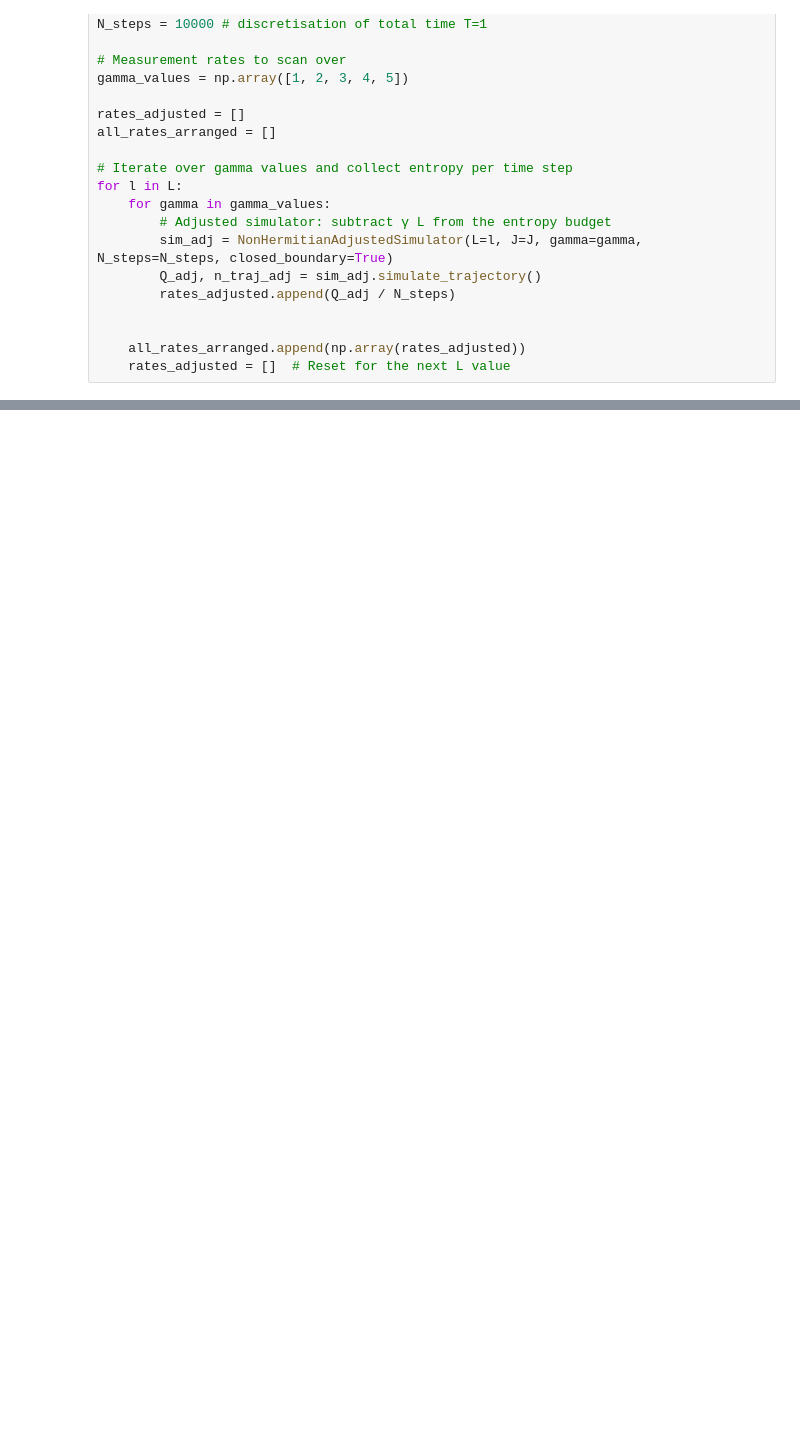
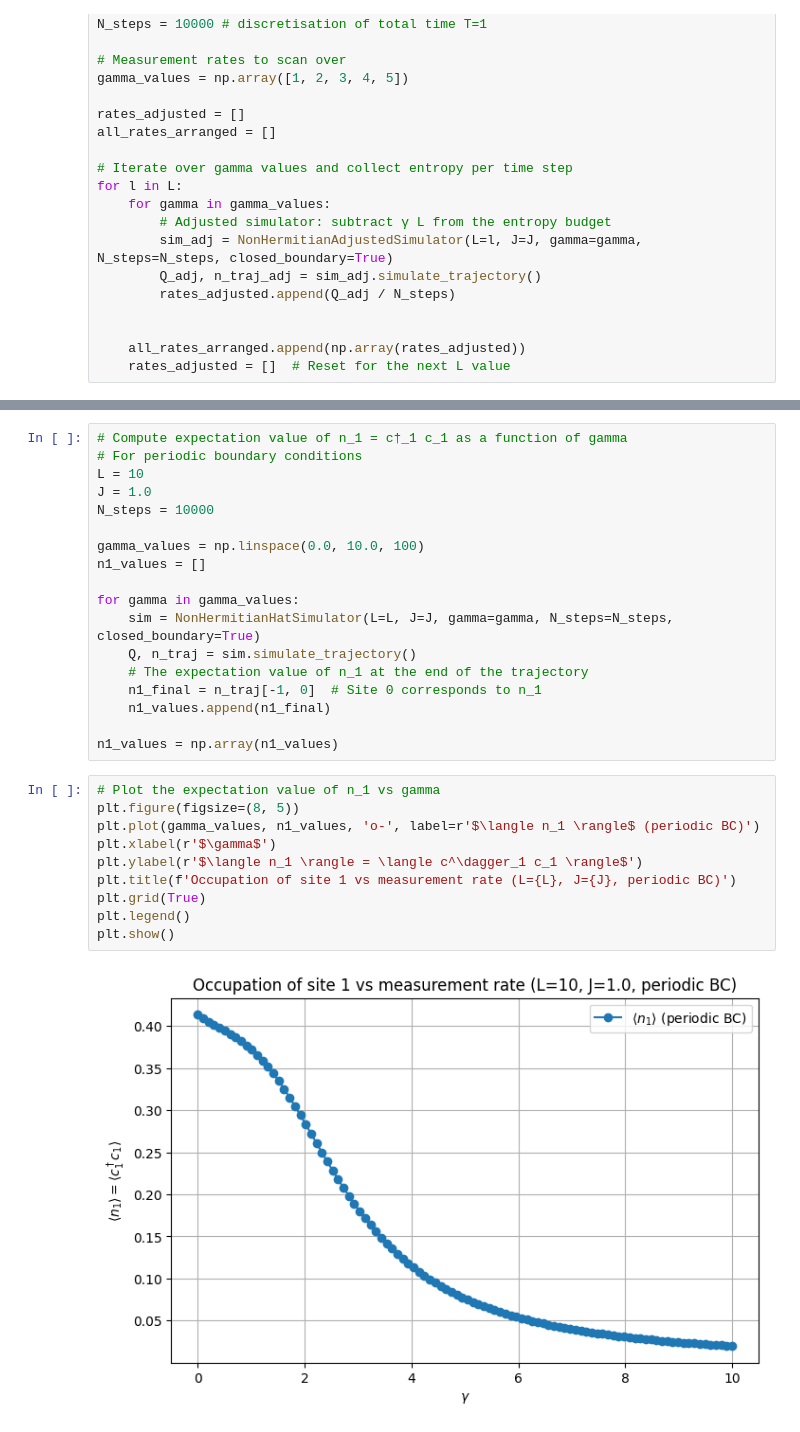
Before and after one commit to alonk-me/Quntum-measurment-model, a Jupyter notebook: quantum_measurement/jw_expansion/demo_non_hermitian.ipynb, the cells around one changed output, grey strips where cells are left out. Saved outputs shown, nothing was run; the diff lists cells and outputs as text; blank space fills up the shorter version.

```diff
--- a/quantum_measurement/jw_expansion/demo_non_hermitian.ipynb
+++ b/quantum_measurement/jw_expansion/demo_non_hermitian.ipynb
@@ -235,0 +288,30 @@ for l in L:
+# %%
+# Compute expectation value of n_1 = c†_1 c_1 as a function of gamma
+# For periodic boundary conditions
+L = 10
+J = 1.0
+N_steps = 10000
+
+gamma_values = np.linspace(0.0, 10.0, 100)
+n1_values = []
+
+for gamma in gamma_values:
+    sim = NonHermitianHatSimulator(L=L, J=J, gamma=gamma, N_steps=N_steps, closed_boundary=True)
+    Q, n_traj = sim.simulate_trajectory()
+    # The expectation value of n_1 at the end of the trajectory
+    n1_final = n_traj[-1, 0]  # Site 0 corresponds to n_1
+    n1_values.append(n1_final)
+
+n1_values = np.array(n1_values)
+# %%
+# Plot the expectation value of n_1 vs gamma
+plt.figure(figsize=(8, 5))
+plt.plot(gamma_values, n1_values, 'o-', label=r'$\langle n_1 \rangle$ (periodic BC)')
+plt.xlabel(r'$\gamma$')
+plt.ylabel(r'$\langle n_1 \rangle = \langle c^\dagger_1 c_1 \rangle$')
+plt.title(f'Occupation of site 1 vs measurement rate (L={L}, J={J}, periodic BC)')
+plt.grid(True)
+plt.legend()
+plt.show()
+# %% [output]
+[figure, added]
```
Also changed, not shown: parts of 13 cells of this notebook, 3 other files.
